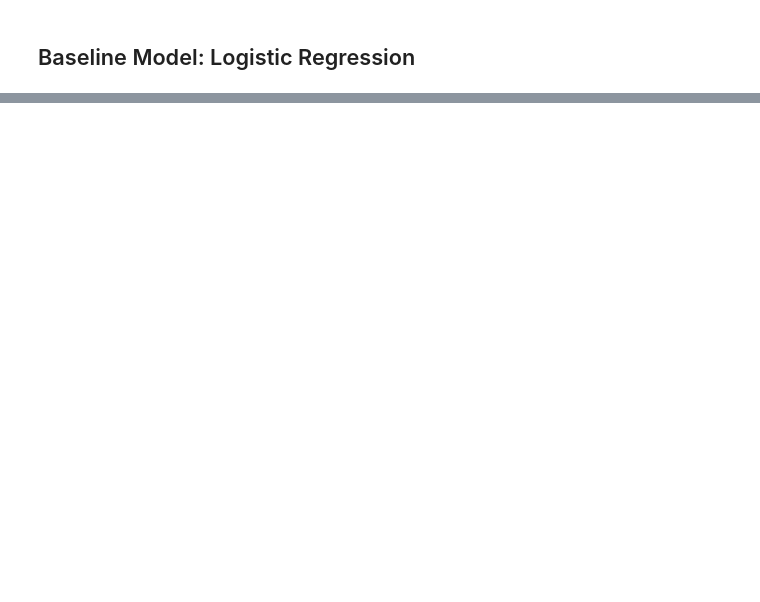
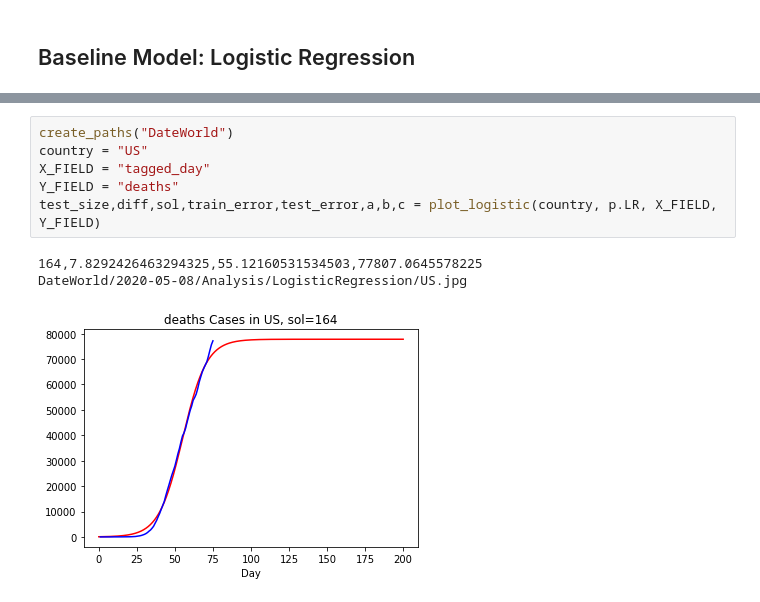
Before and after one commit to easternRainy/COVID19-N20, a Jupyter notebook: LogisticModel.ipynb, the cells around one changed output, grey strips where cells are left out. Saved outputs shown, nothing was run; the diff lists cells and outputs as text; blank space fills up the shorter version.

```diff
--- a/LogisticModel.ipynb
+++ b/LogisticModel.ipynb
@@ -28,0 +28,10 @@ DateWorld/2020-05-08/Analysis/LogisticRegression/China.jpg
+# %%
+create_paths("DateWorld")
+country = "US"
+X_FIELD = "tagged_day"
+Y_FIELD = "deaths"
+test_size,diff,sol,train_error,test_error,a,b,c = plot_logistic(country, p.LR, X_FIELD, Y_FIELD)
+# %% [output]
+164,7.8292426463294325,55.12160531534503,77807.0645578225
+DateWorld/2020-05-08/Analysis/LogisticRegression/US.jpg
+[figure, added]
```
Also changed, not shown: parts of 4 cells of this notebook.
